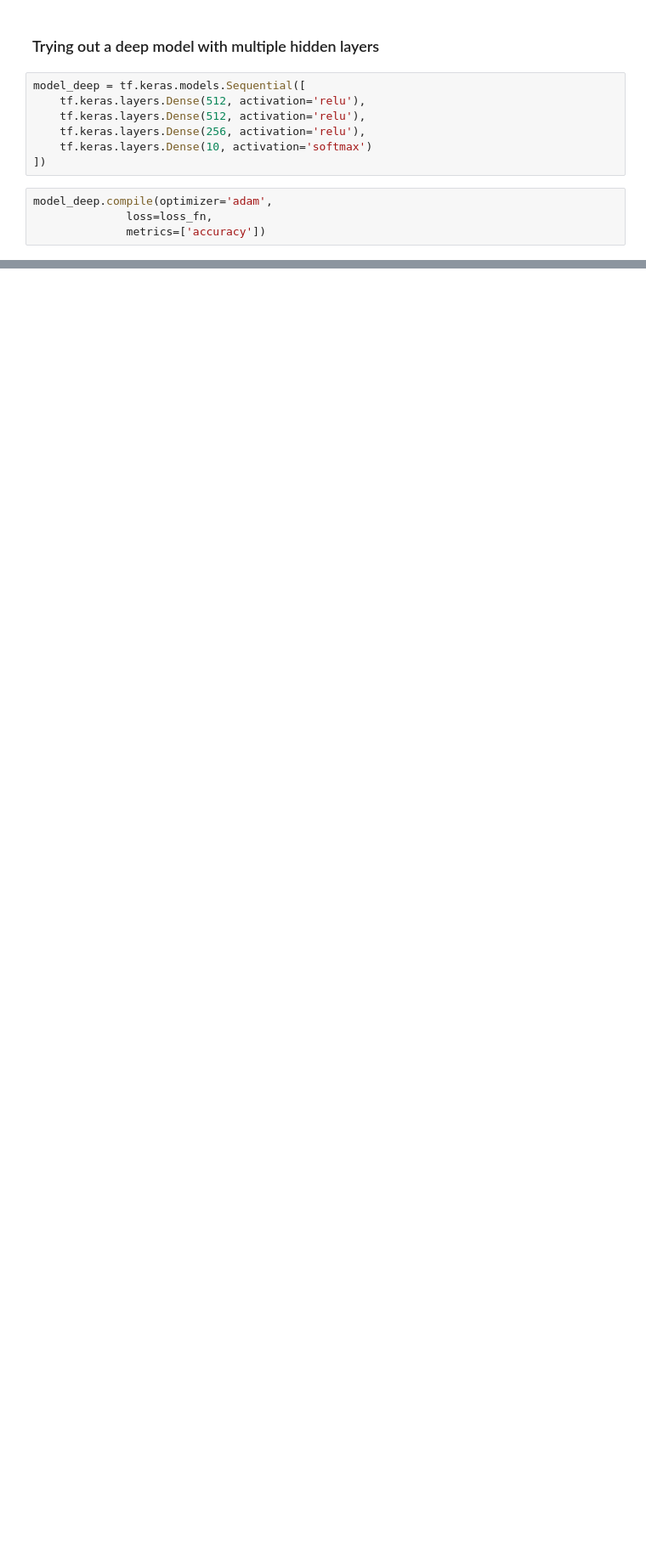
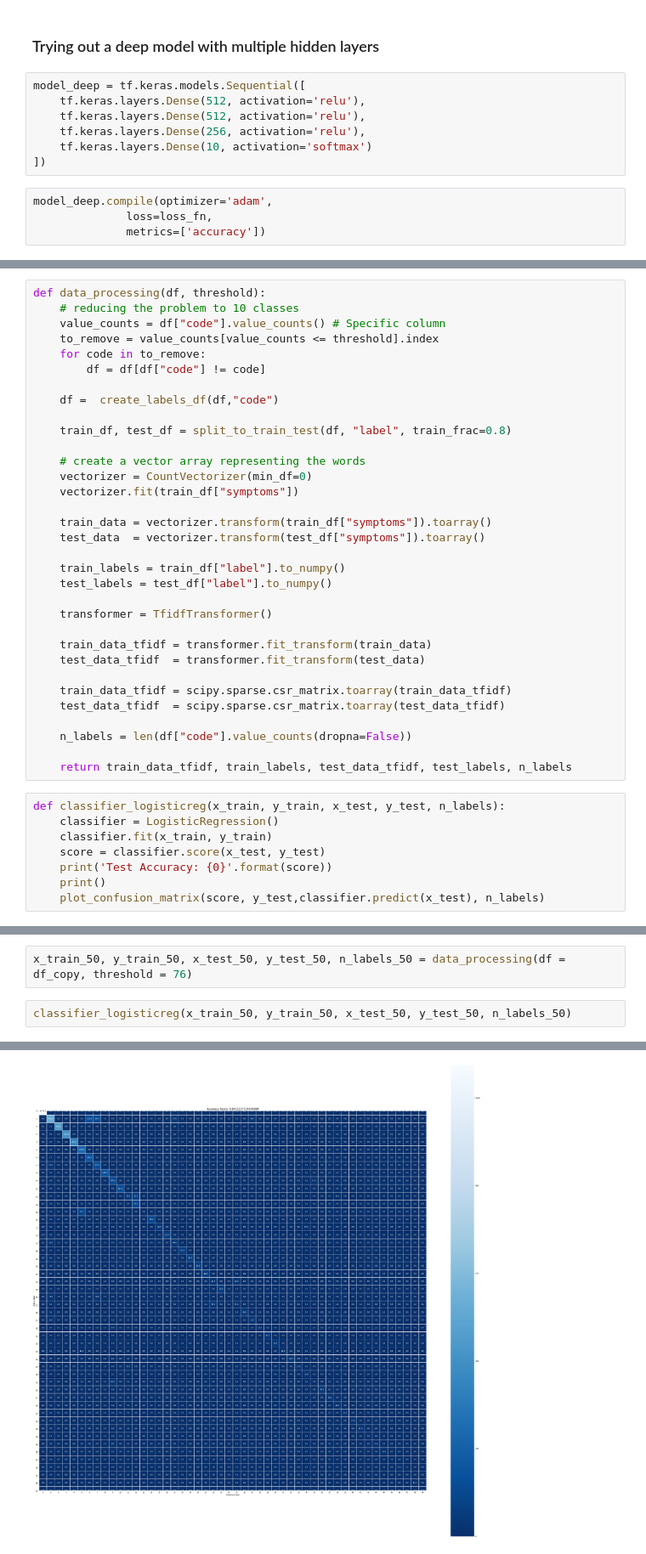
Before and after one commit to chaitanyarajasekhar/patient_symptoms_classification, a Jupyter notebook: medical_symptoms_text_classification.ipynb, the cells around one changed output, grey strips where cells are left out. Shown at 85% size. Drawn from its saved outputs; the diff is of its cells as text; blank space fills up the shorter version.

Commit message:
Cleaned up more - added more info - added more classes options

```diff
--- a/medical_symptoms_text_classification.ipynb
+++ b/medical_symptoms_text_classification.ipynb
@@ -401,0 +402,41 @@ From the above deep model experiment it seems like the function is simple enough
+# %%
+def data_processing(df, threshold):
+    # reducing the problem to 10 classes
+    value_counts = df["code"].value_counts() # Specific column
+    to_remove = value_counts[value_counts <= threshold].index
+    for code in to_remove:
+        df = df[df["code"] != code]
+
+    df =  create_labels_df(df,"code")
+
+    train_df, test_df = split_to_train_test(df, "label", train_frac=0.8)
+
+    # create a vector array representing the words
+    vectorizer = CountVectorizer(min_df=0)
+    vectorizer.fit(train_df["symptoms"])
+
+    train_data = vectorizer.transform(train_df["symptoms"]).toarray()
+    test_data  = vectorizer.transform(test_df["symptoms"]).toarray()
+
+    train_labels = train_df["label"].to_numpy()
+    test_labels = test_df["label"].to_numpy()
+
+    transformer = TfidfTransformer()
+
+    train_data_tfidf = transformer.fit_transform(train_data)
+    test_data_tfidf  = transformer.fit_transform(test_data)
+
+    train_data_tfidf = scipy.sparse.csr_matrix.toarray(train_data_tfidf)
+    test_data_tfidf  = scipy.sparse.csr_matrix.toarray(test_data_tfidf)
+
+    n_labels = len(df["code"].value_counts(dropna=False))
+
+    return train_data_tfidf, train_labels, test_data_tfidf, test_labels, n_labels
+# %%
+def classifier_logisticreg(x_train, y_train, x_test, y_test, n_labels):
+    classifier = LogisticRegression()
+    classifier.fit(x_train, y_train)
+    score = classifier.score(x_test, y_test)
+    print('Test Accuracy: {0}'.format(score))
+    print()
+    plot_confusion_matrix(score, y_test,classifier.predict(x_test), n_labels)
@@ -401,0 +469,5 @@ From the above deep model experiment it seems like the function is simple enough
+# %%
+x_train_50, y_train_50, x_test_50, y_test_50, n_labels_50 = data_processing(df = df_copy, threshold = 76)
+# %%
+classifier_logisticreg(x_train_50, y_train_50, x_test_50, y_test_50, n_labels_50)
+# %% [output]
@@ -401,0 +482 @@ From the above deep model experiment it seems like the function is simple enough
+[figure, added]
```
Also changed, not shown: parts of 30 cells of this notebook.
